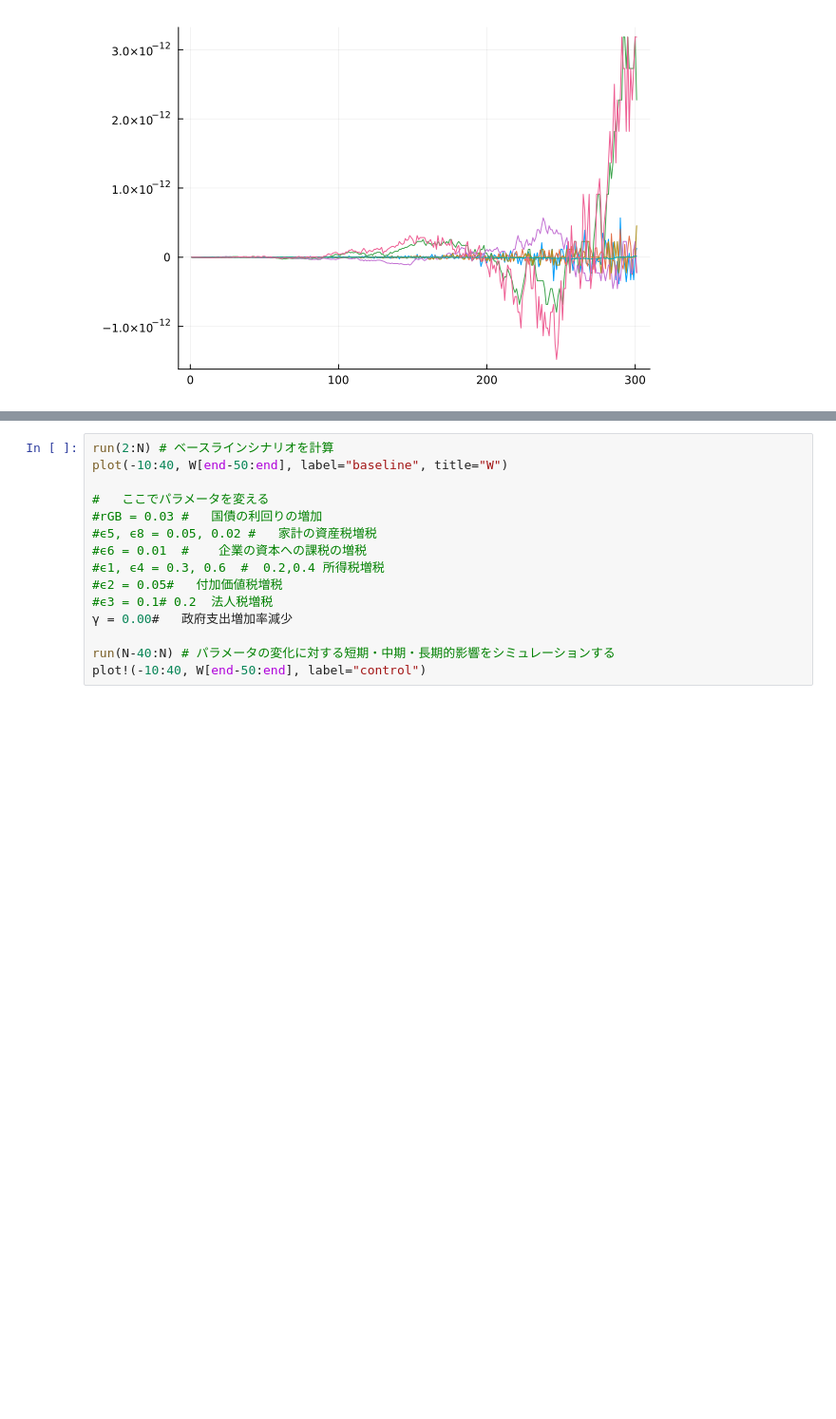
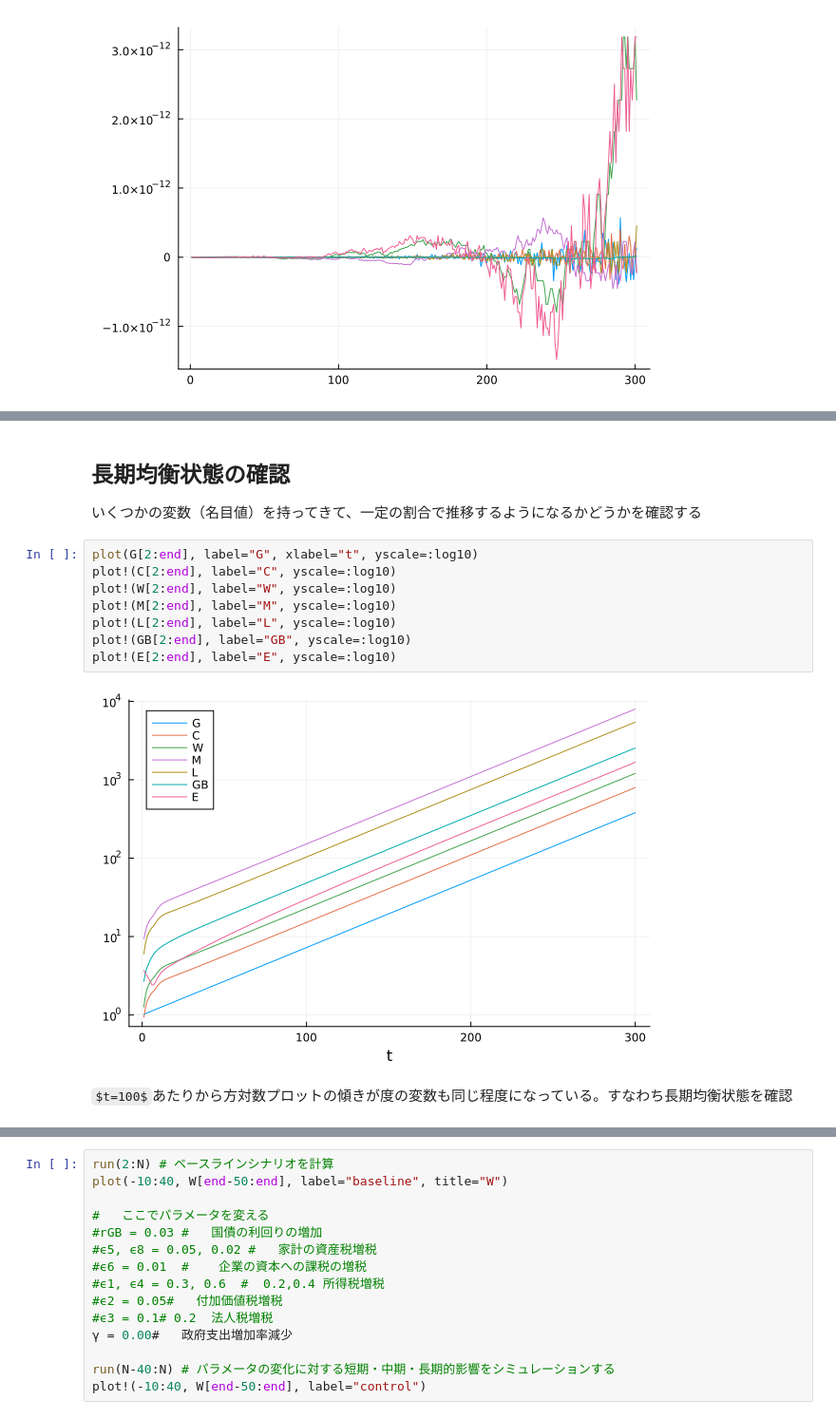
Before and after one commit to rokaboNatttsu/SFC_6, a Jupyter notebook: exogeneousGovExp.ipynb, the cells around one changed output, grey strips where cells are left out. Shown at 95% size. Cells and saved outputs as stored; diff of their text form; some formulas as TeX source; blank space fills up the shorter version.

```diff
--- a/exogeneousGovExp.ipynb
+++ b/exogeneousGovExp.ipynb
@@ -443,4 +443,19 @@ plot!(1:N, NW-NWw-NWi-NWf-NWb-NWg, label=nothing)
 [figure]
 # %% [markdown]
 いずれも計算機側の都合で誤差が出るが、のちにプロットする変数の値を見ればわかる通りオーダーが$10^{10}$以上違う。モデルの会計的一貫性は保たれていると言って良い
+# %% [markdown]
+## 長期均衡状態の確認
+いくつかの変数（名目値）を持ってきて、一定の割合で推移するようになるかどうかを確認する
+# %%
+plot(G[2:end], label="G", xlabel="t", yscale=:log10)
+plot!(C[2:end], label="C", yscale=:log10)
+plot!(W[2:end], label="W", yscale=:log10)
+plot!(M[2:end], label="M", yscale=:log10)
+plot!(L[2:end], label="L", yscale=:log10)
+plot!(GB[2:end], label="GB", yscale=:log10)
+plot!(E[2:end], label="E", yscale=:log10)
+# %% [output]
+[figure, added]
+# %% [markdown]
+$t=100$あたりから方対数プロットの傾きが度の変数も同じ程度になっている。すなわち長期均衡状態を確認
 # %% [markdown]
```
Also changed, not shown: parts of 3 cells of this notebook, 1 other file.
